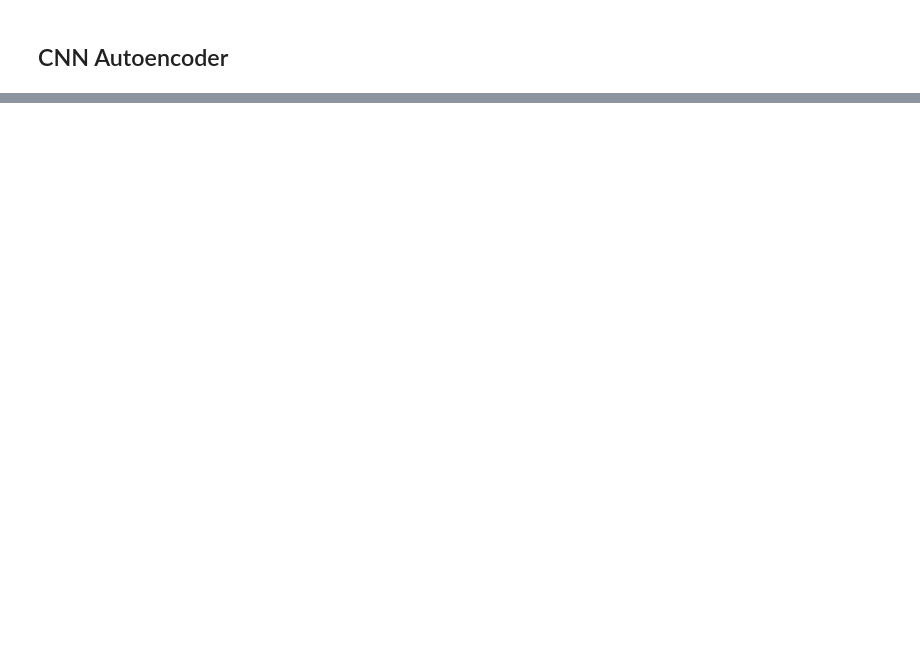
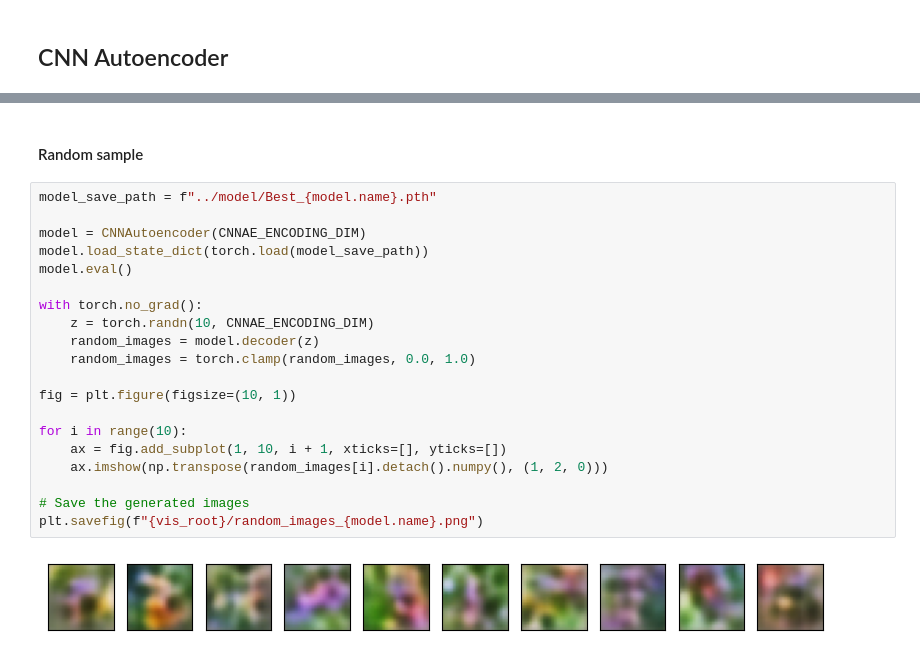
Before and after one commit to Cyfef/ML-codes, a Jupyter notebook: Network/AE/test.ipynb, the cells around one changed output, grey strips where cells are left out. Cells and saved outputs as stored; diff of their text form; blank space fills up the shorter version.

```diff
--- a/Network/AE/test.ipynb
+++ b/Network/AE/test.ipynb
@@ -124,0 +199,24 @@ KeyboardInterrupt:
+# %% [markdown]
+#### Random sample
+# %%
+model_save_path = f"../model/Best_{model.name}.pth"
+
+model = CNNAutoencoder(CNNAE_ENCODING_DIM)
+model.load_state_dict(torch.load(model_save_path))
+model.eval()
+
+with torch.no_grad():
+    z = torch.randn(10, CNNAE_ENCODING_DIM)
+    random_images = model.decoder(z)
+    random_images = torch.clamp(random_images, 0.0, 1.0)
+
+fig = plt.figure(figsize=(10, 1))
+
+for i in range(10):
+    ax = fig.add_subplot(1, 10, i + 1, xticks=[], yticks=[])
+    ax.imshow(np.transpose(random_images[i].detach().numpy(), (1, 2, 0)))
+
+# Save the generated images
+plt.savefig(f"{vis_root}/random_images_{model.name}.png")
+# %% [output]
+[figure, added]
```
Also changed, not shown: parts of 11 cells of this notebook, 3 other files.
